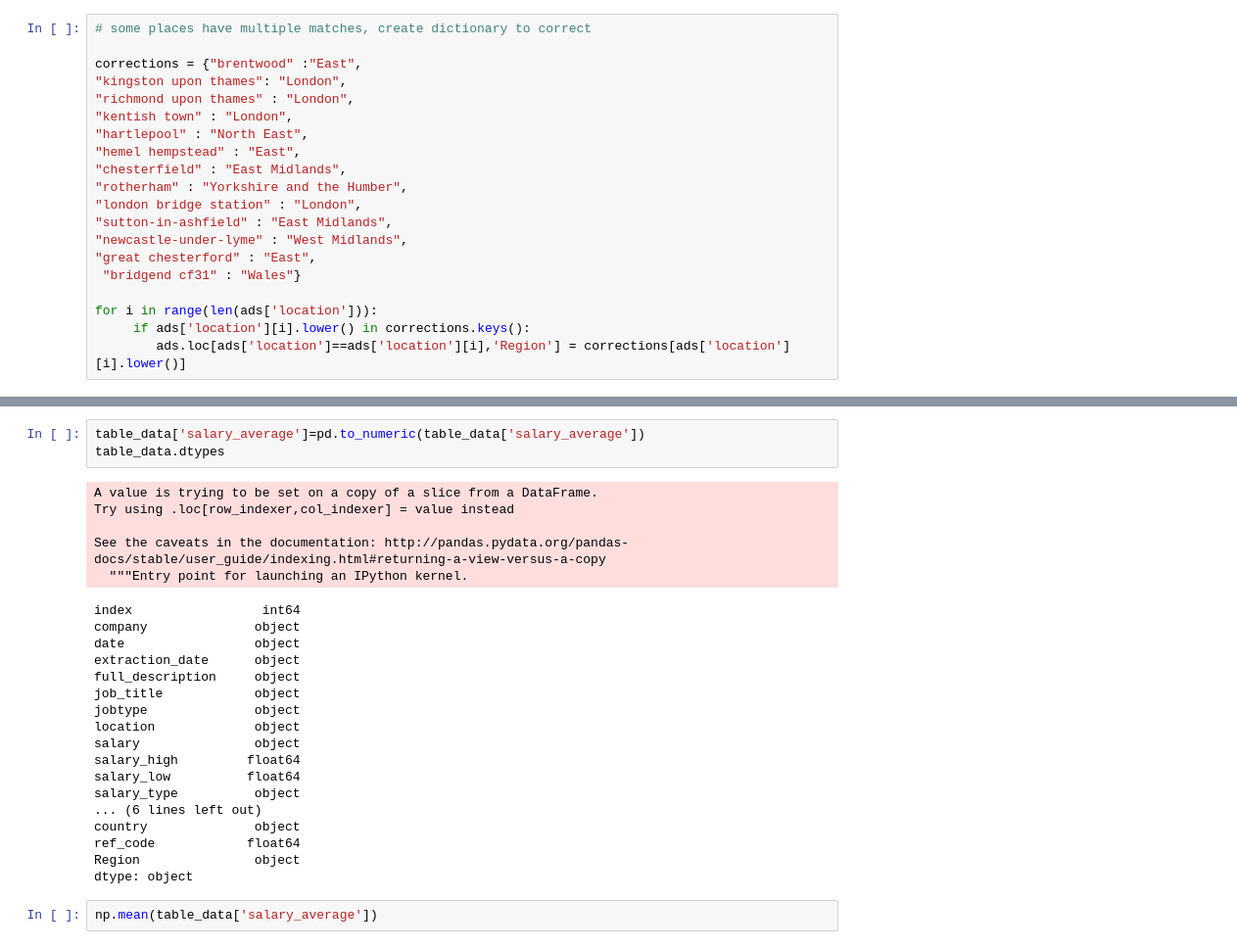
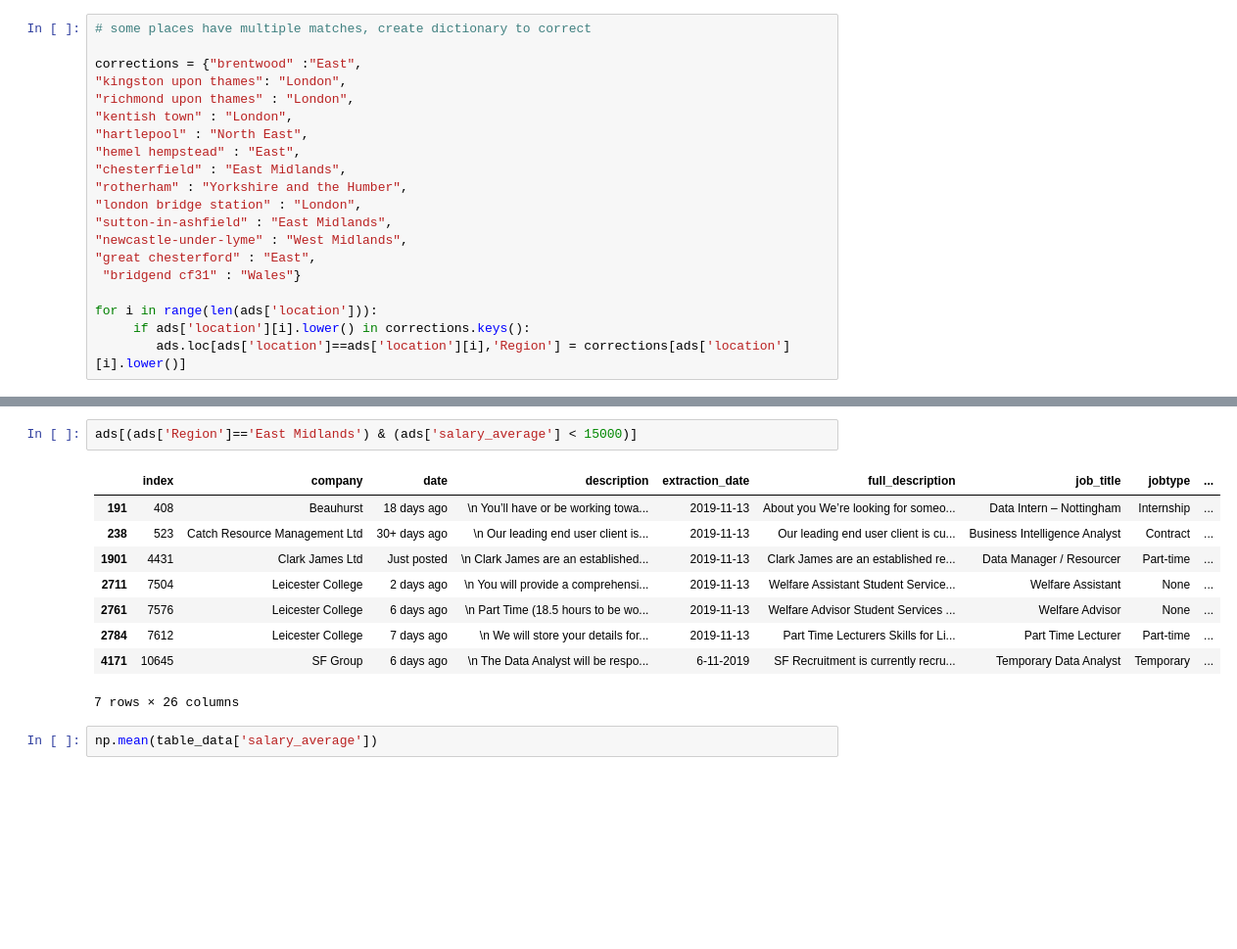
Before and after one commit to jamobe/DataScienceJobs, a Jupyter notebook: Cleaning/cleaning_indeed_uk.ipynb, the cells around one changed output, grey strips where cells are left out. Shown at 98% size. Drawn from its saved outputs; the diff is of its cells as text; blank space fills up the shorter version.

```diff
--- a/Cleaning/cleaning_indeed_uk.ipynb
+++ b/Cleaning/cleaning_indeed_uk.ipynb
@@ -210,29 +207,15 @@ array(['year', 'None', 'day', 'hour', 'week', 'month'], dtype=object)
-# %%
-table_data['salary_average']=pd.to_numeric(table_data['salary_average'])
-table_data.dtypes
-# %% [output]
-A value is trying to be set on a copy of a slice from a DataFrame.
-Try using .loc[row_indexer,col_indexer] = value instead
-
-See the caveats in the documentation: http://pandas.pydata.org/pandas-docs/stable/user_guide/indexing.html#returning-a-view-versus-a-copy
-  """Entry point for launching an IPython kernel.
-index                 int64
-company              object
-date                 object
-extraction_date      object
-full_description     object
-job_title            object
-jobtype              object
-location             object
-salary               object
-salary_high         float64
-salary_low          float64
-salary_type          object
-... (6 lines left out)
-country              object
-ref_code            float64
-Region               object
-dtype: object
+# %%
+ads[(ads['Region']=='East Midlands') & (ads['salary_average'] < 15000)]
+# %% [output]
+|  | index | company | date | description | extraction_date | full_description | job_title | jobtype | ... |
+| 191 | 408 | Beauhurst | 18 days ago | \n You’ll have or be working towa... | 2019-11-13 | About you We’re looking for someo... | Data Intern – Nottingham | Internship | ... |
+| 238 | 523 | Catch Resource Management Ltd | 30+ days ago | \n Our leading end user client is... | 2019-11-13 | Our leading end user client is cu... | Business Intelligence Analyst | Contract | ... |
+| 1901 | 4431 | Clark James Ltd | Just posted | \n Clark James are an established... | 2019-11-13 | Clark James are an established re... | Data Manager / Resourcer | Part-time | ... |
+| 2711 | 7504 | Leicester College | 2 days ago | \n You will provide a comprehensi... | 2019-11-13 | Welfare Assistant Student Service... | Welfare Assistant | None | ... |
+| 2761 | 7576 | Leicester College | 6 days ago | \n Part Time (18.5 hours to be wo... | 2019-11-13 | Welfare Advisor Student Services ... | Welfare Advisor | None | ... |
+| 2784 | 7612 | Leicester College | 7 days ago | \n We will store your details for... | 2019-11-13 | Part Time Lecturers Skills for Li... | Part Time Lecturer | Part-time | ... |
+| 4171 | 10645 | SF Group | 6 days ago | \n The Data Analyst will be respo... | 6-11-2019 | SF Recruitment is currently recru... | Temporary Data Analyst | Temporary | ... |
+7 rows × 26 columns
 # %%
 np.mean(table_data['salary_average'])
 # %% [output]
```
Also changed, not shown: parts of 26 cells of this notebook, 6 other files.
